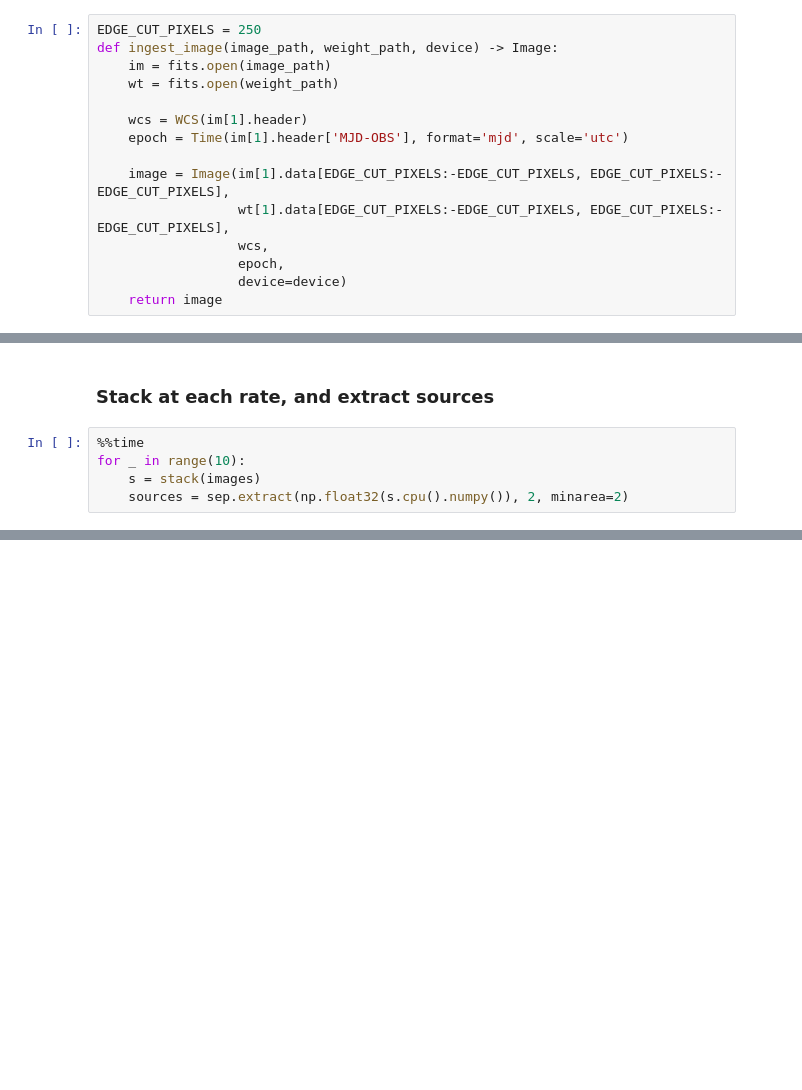
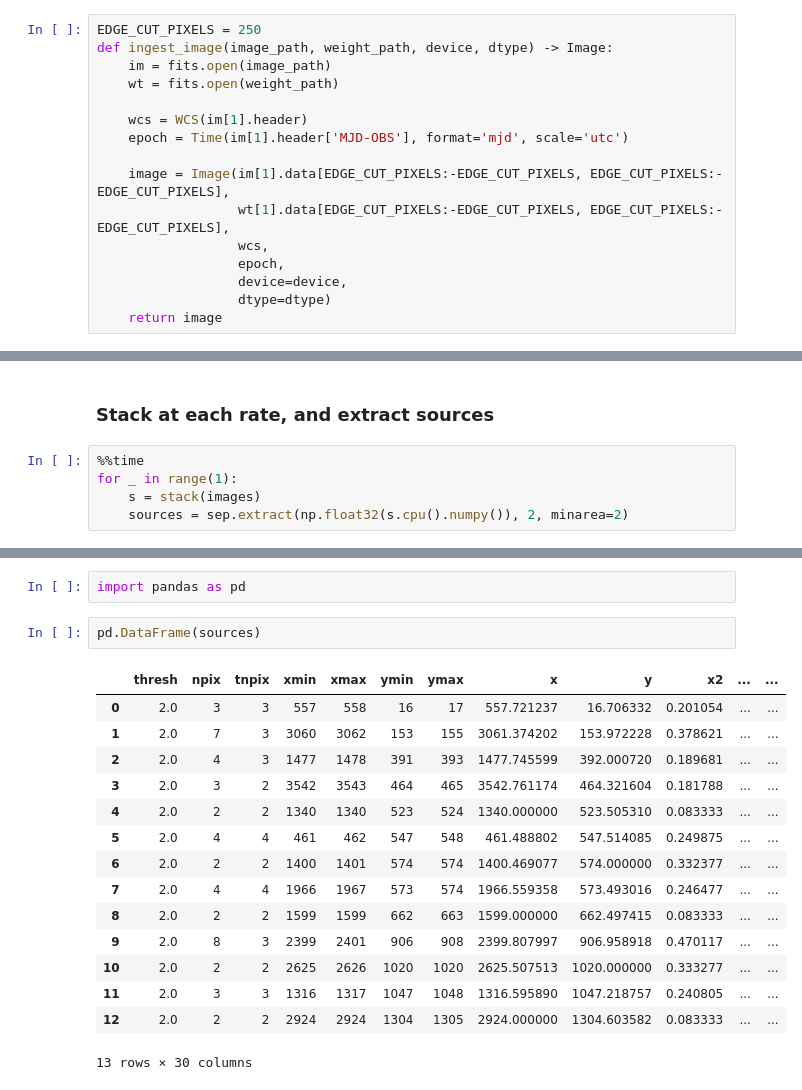
Before and after one commit to kjnapier/heliostack, a Jupyter notebook: notebooks/stack.ipynb, the cells around one changed output, grey strips where cells are left out. Saved outputs shown, nothing was run; the diff lists cells and outputs as text; blank space fills up the shorter version.

```diff
--- a/notebooks/stack.ipynb
+++ b/notebooks/stack.ipynb
@@ -38,7 +44,7 @@ def stack(images: list[Image]):
 ### Read in all of the images
 # %%
 EDGE_CUT_PIXELS = 250
-def ingest_image(image_path, weight_path, device) -> Image:
+def ingest_image(image_path, weight_path, device, dtype) -> Image:
     im = fits.open(image_path)
     wt = fits.open(weight_path)
 
@@ -49,6 +55,7 @@ def ingest_image(image_path, weight_path, device) -> Image:
                   wt[1].data[EDGE_CUT_PIXELS:-EDGE_CUT_PIXELS, EDGE_CUT_PIXELS:-EDGE_CUT_PIXELS],
                   wcs,
                   epoch,
-                  device=device)
+                  device=device,
+                  dtype=dtype)
     return image
 # %%
@@ -88,7 +137,7 @@ Wall time: 158 ms
 ### Stack at each rate, and extract sources
 # %%
 %%time
-for _ in range(10):
+for _ in range(1):
     s = stack(images)
     sources = sep.extract(np.float32(s.cpu().numpy()), 2, minarea=2)
 # %% [output]
@@ -96,0 +146,20 @@ Wall time: 1.51 s
+# %%
+import pandas as pd
+# %%
+pd.DataFrame(sources)
+# %% [output]
+|  | thresh | npix | tnpix | xmin | xmax | ymin | ymax | x | y | x2 | ... | ... |
+| 0 | 2.0 | 3 | 3 | 557 | 558 | 16 | 17 | 557.721237 | 16.706332 | 0.201054 | ... | ... |
+| 1 | 2.0 | 7 | 3 | 3060 | 3062 | 153 | 155 | 3061.374202 | 153.972228 | 0.378621 | ... | ... |
+| 2 | 2.0 | 4 | 3 | 1477 | 1478 | 391 | 393 | 1477.745599 | 392.000720 | 0.189681 | ... | ... |
+| 3 | 2.0 | 3 | 2 | 3542 | 3543 | 464 | 465 | 3542.761174 | 464.321604 | 0.181788 | ... | ... |
+| 4 | 2.0 | 2 | 2 | 1340 | 1340 | 523 | 524 | 1340.000000 | 523.505310 | 0.083333 | ... | ... |
+| 5 | 2.0 | 4 | 4 | 461 | 462 | 547 | 548 | 461.488802 | 547.514085 | 0.249875 | ... | ... |
+| 6 | 2.0 | 2 | 2 | 1400 | 1401 | 574 | 574 | 1400.469077 | 574.000000 | 0.332377 | ... | ... |
+| 7 | 2.0 | 4 | 4 | 1966 | 1967 | 573 | 574 | 1966.559358 | 573.493016 | 0.246477 | ... | ... |
+| 8 | 2.0 | 2 | 2 | 1599 | 1599 | 662 | 663 | 1599.000000 | 662.497415 | 0.083333 | ... | ... |
+| 9 | 2.0 | 8 | 3 | 2399 | 2401 | 906 | 908 | 2399.807997 | 906.958918 | 0.470117 | ... | ... |
+| 10 | 2.0 | 2 | 2 | 2625 | 2626 | 1020 | 1020 | 2625.507513 | 1020.000000 | 0.333277 | ... | ... |
+| 11 | 2.0 | 3 | 3 | 1316 | 1317 | 1047 | 1048 | 1316.595890 | 1047.218757 | 0.240805 | ... | ... |
+| 12 | 2.0 | 2 | 2 | 2924 | 2924 | 1304 | 1305 | 2924.000000 | 1304.603582 | 0.083333 | ... | ... |
+13 rows × 30 columns
```
Also changed, not shown: parts of 11 cells of this notebook, 7 other files.
